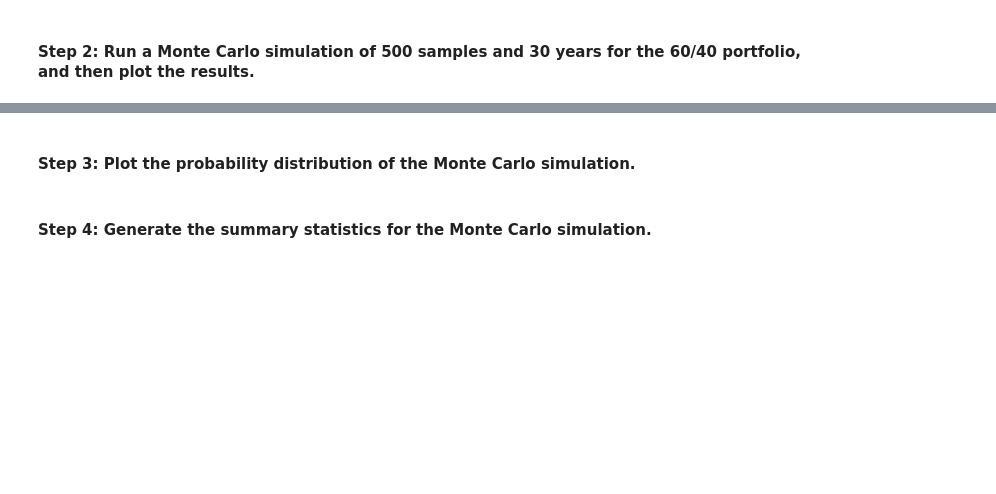
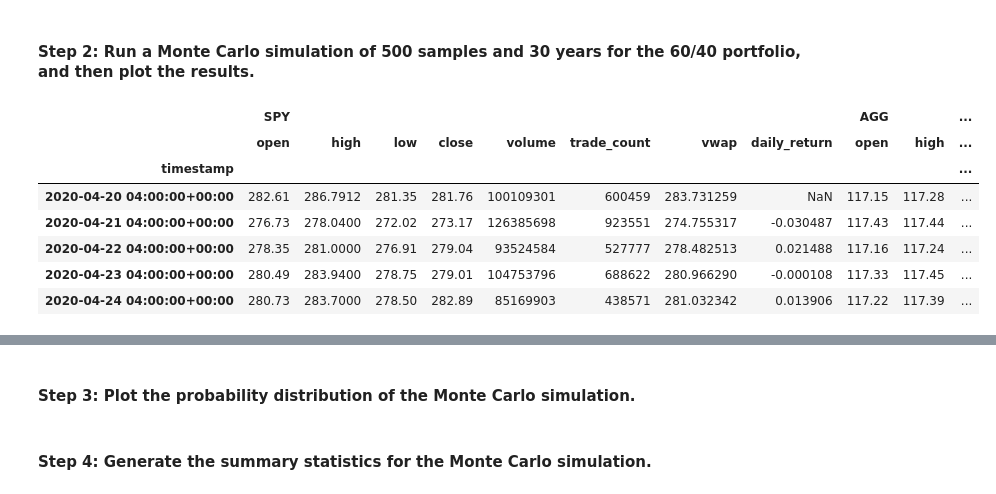
Before and after one commit to lumiroga/fintech-Challenge5, a Jupyter notebook: financial_planning_tools.ipynb, the cells around one changed output, grey strips where cells are left out. Saved outputs shown, nothing was run; the diff lists cells and outputs as text; code cells hidden in the pictures; blank space fills up the shorter version.

Commit message:
Added current portfolio analysis and emergency fund conditions, initial Monte Carlo simulation

```diff
--- a/financial_planning_tools.ipynb
+++ b/financial_planning_tools.ipynb
@@ -442,9 +481,23 @@ In this section, you’ll use the MCForecastTools library to create a Monte Carl
 # %%
 # Configure the Monte Carlo simulation to forecast 30 years cumulative returns
 # The weights should be split 40% to AGG and 60% to SPY.
 # Run 500 samples.
-# YOUR CODE HERE
+thirty_year_simulation = MCSimulation(
+    prices_three_years_df,
+    weights = [.60,.40],
+    num_simulation = 500,
+    num_trading_days = 252*30
+)
 
 # Review the simulation input data
-# YOUR CODE HERE
+thirty_year_simulation.portfolio_data.head()
+# %% [output]
+|  | SPY |  |  |  |  |  |  |  | AGG |  | ... |
+|  | open | high | low | close | volume | trade_count | vwap | daily_return | open | high | ... |
+| timestamp |  |  |  |  |  |  |  |  |  |  | ... |
+| 2020-04-20 04:00:00+00:00 | 282.61 | 286.7912 | 281.35 | 281.76 | 100109301 | 600459 | 283.731259 | NaN | 117.15 | 117.28 | ... |
+| 2020-04-21 04:00:00+00:00 | 276.73 | 278.0400 | 272.02 | 273.17 | 126385698 | 923551 | 274.755317 | -0.030487 | 117.43 | 117.44 | ... |
+| 2020-04-22 04:00:00+00:00 | 278.35 | 281.0000 | 276.91 | 279.04 | 93524584 | 527777 | 278.482513 | 0.021488 | 117.16 | 117.24 | ... |
+| 2020-04-23 04:00:00+00:00 | 280.49 | 283.9400 | 278.75 | 279.01 | 104753796 | 688622 | 280.966290 | -0.000108 | 117.33 | 117.45 | ... |
+| 2020-04-24 04:00:00+00:00 | 280.73 | 283.7000 | 278.50 | 282.89 | 85169903 | 438571 | 281.032342 | 0.013906 | 117.22 | 117.39 | ... |
 # %%
```
Also changed, not shown: parts of 9 cells of this notebook.
